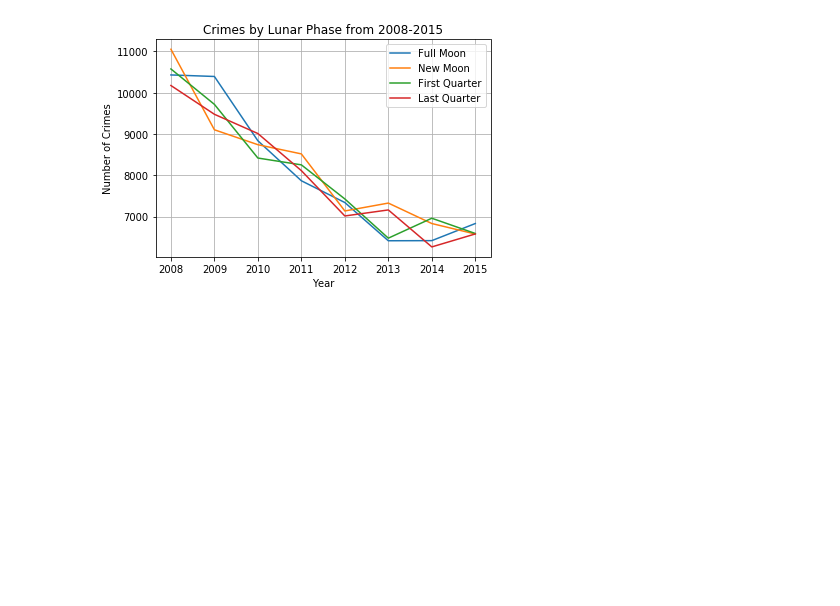
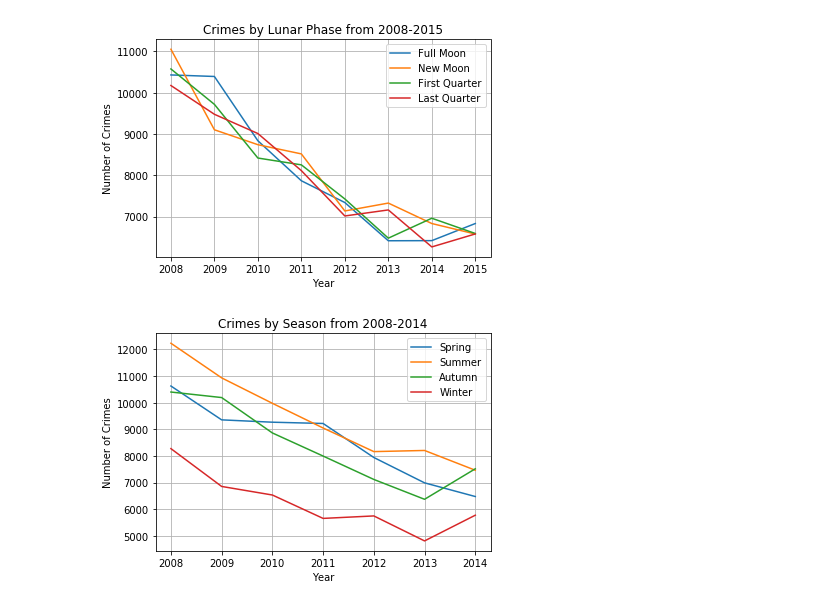
Before and after one commit to Nnothdurft/GroupC, a Jupyter notebook: Graphs.ipynb, the cells around one changed output. Drawn from its saved outputs; the diff is of its cells as text; code cells hidden in the pictures; blank space fills up the shorter version.

Commit message:
Updating graphs.

```diff
--- a/Graphs.ipynb
+++ b/Graphs.ipynb
@@ -25,3 +25,25 @@ plt.legend()
 plt.show()
 # %% [output]
 [figure]
+# %%
+springDate = "-03-20"
+summerDate = "-06-20"
+autumnDate = "-09-22"
+winterDate = "-12-21"
+springCrimes = [yearData[x]["DateOccured"][(yearData[x].DateOccured >= str(x+2008)+springDate) & (yearData[x].DateOccured < str(x+2008)+summerDate)].count() for x in range(len(yearList)-1)]
+summerCrimes = [yearData[x]["DateOccured"][(yearData[x].DateOccured >= str(x+2008)+summerDate) & (yearData[x].DateOccured < str(x+2008)+autumnDate)].count() for x in range(len(yearList)-1)]
+autumnCrimes = [yearData[x]["DateOccured"][(yearData[x].DateOccured >= str(x+2008)+autumnDate) & (yearData[x].DateOccured < str(x+2008)+winterDate)].count() for x in range(len(yearList)-1)]
+winterCrimes = [yearData[x]["DateOccured"][(yearData[x].DateOccured > str(x+2008)+winterDate)].count() + yearData[x+1]["DateOccured"][(yearData[x+1].DateOccured < str(x+2009)+springDate)].count() for x in range(len(yearList)-1)]
+years = np.array([2008,2009,2010,2011,2012,2013,2014])
+plt.plot(years, springCrimes, label="Spring")
+plt.plot(years, summerCrimes, label="Summer")
+plt.plot(years, autumnCrimes, label="Autumn")
+plt.plot(years, winterCrimes, label="Winter")
+plt.ylabel("Number of Crimes")
+plt.xlabel("Year")
+plt.grid()
+plt.title("Crimes by Season from 2008-2014")
+plt.legend()
+plt.show()
+# %% [output]
+[figure, added]
```
Also changed, not shown: parts of 1 cell of this notebook.
